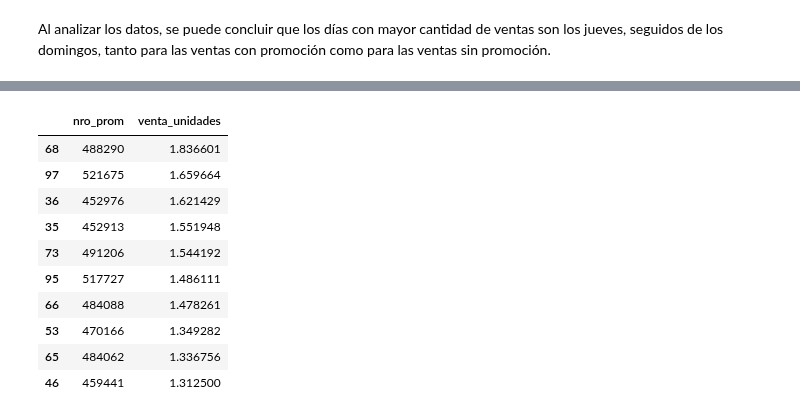
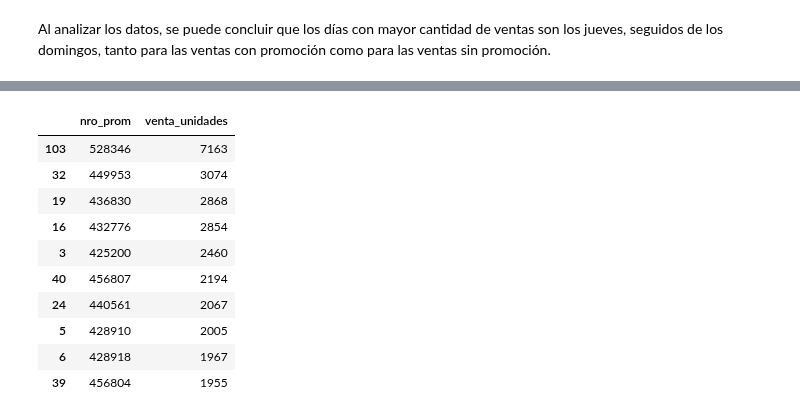
Before and after one commit to ErikaMelt/deodorants-project, a Jupyter notebook: eda/eda_romina.ipynb, the cells around one changed output, grey strips where cells are left out. Saved outputs shown, nothing was run; the diff lists cells and outputs as text; code cells hidden in the pictures.

```diff
--- a/eda/eda_romina.ipynb
+++ b/eda/eda_romina.ipynb
@@ -443,19 +535,21 @@ Al analizar los datos, se puede concluir que los días con mayor cantidad de ven
 # %%
-df_mejor_promo = df.groupby('nro_prom')['venta_unidades'].mean().reset_index()
+df_mejor_promo = df.groupby('nro_prom')['venta_unidades'].sum().reset_index()
 df_mejor_promo = df_mejor_promo.sort_values(by='venta_unidades', ascending=False)
+
+df_mejor_promo=df_mejor_promo[(df_mejor_promo['nro_prom']>0)]
 
 df_mejor_promo_2=df_mejor_promo.head(10)
 
 df_mejor_promo_2
 # %% [output]
 |  | nro_prom | venta_unidades |
-| 68 | 488290 | 1.836601 |
-| 97 | 521675 | 1.659664 |
-| 36 | 452976 | 1.621429 |
-| 35 | 452913 | 1.551948 |
-| 73 | 491206 | 1.544192 |
-| 95 | 517727 | 1.486111 |
-| 66 | 484088 | 1.478261 |
-| 53 | 470166 | 1.349282 |
-| 65 | 484062 | 1.336756 |
-| 46 | 459441 | 1.312500 |
+| 103 | 528346 | 7163 |
+| 32 | 449953 | 3074 |
+| 19 | 436830 | 2868 |
+| 16 | 432776 | 2854 |
+| 3 | 425200 | 2460 |
+| 40 | 456807 | 2194 |
+| 24 | 440561 | 2067 |
+| 5 | 428910 | 2005 |
+| 6 | 428918 | 1967 |
+| 39 | 456804 | 1955 |
```
Also changed, not shown: parts of 60 cells of this notebook, 2 other files.
